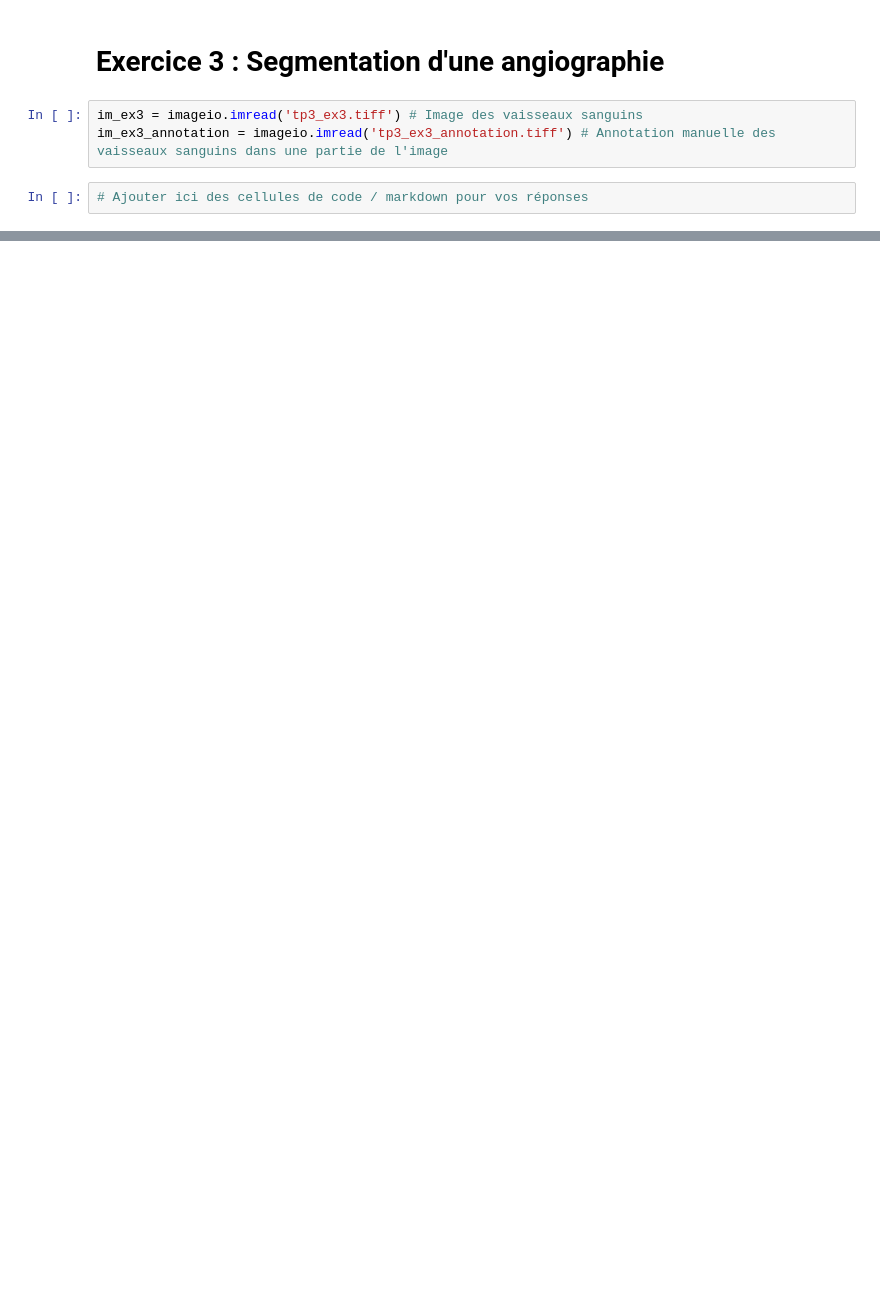
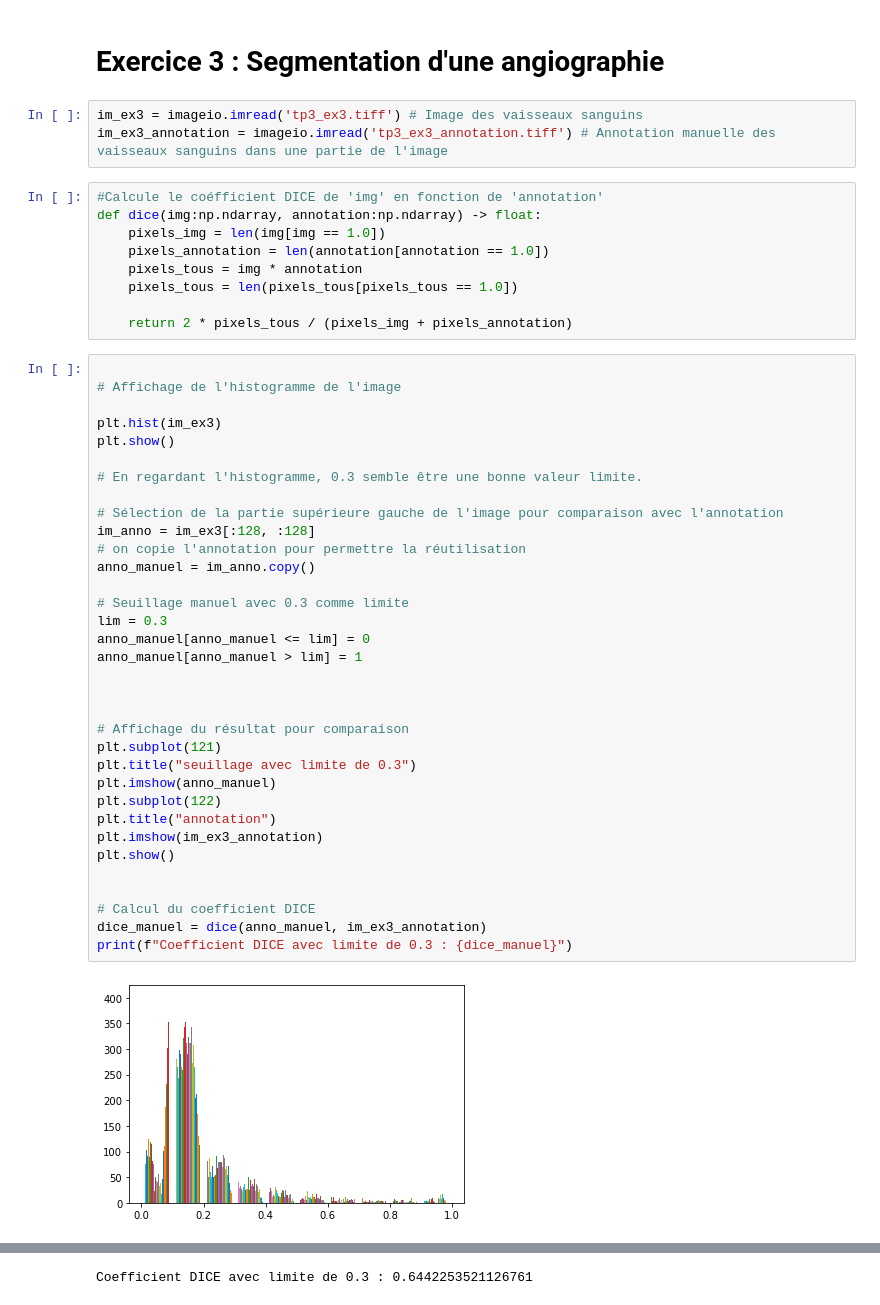
Before and after one commit to RaphaelJ-S/inf600f, a Jupyter notebook: tp/tp3/data/tp3.ipynb, the cells around one changed output, grey strips where cells are left out. Drawn from its saved outputs; the diff is of its cells as text; blank space fills up the shorter version.

```diff
--- a/tp/tp3/data/tp3.ipynb
+++ b/tp/tp3/data/tp3.ipynb
@@ -249,5 +262,48 @@ plt.show()
 # %%
 im_ex3 = imageio.imread('tp3_ex3.tiff') # Image des vaisseaux sanguins
 im_ex3_annotation = imageio.imread('tp3_ex3_annotation.tiff') # Annotation manuelle des vaisseaux sanguins dans une partie de l'image
-# %%
-# Ajouter ici des cellules de code / markdown pour vos réponses
+# %%
+#Calcule le coéfficient DICE de 'img' en fonction de 'annotation'
+def dice(img:np.ndarray, annotation:np.ndarray) -> float:
+    pixels_img = len(img[img == 1.0])
+    pixels_annotation = len(annotation[annotation == 1.0])
+    pixels_tous = img * annotation
+    pixels_tous = len(pixels_tous[pixels_tous == 1.0])
+
+    return 2 * pixels_tous / (pixels_img + pixels_annotation)
+# %%
+
+# Affichage de l'histogramme de l'image
+
+plt.hist(im_ex3)
+plt.show()
+
+# En regardant l'histogramme, 0.3 semble être une bonne valeur limite.
+
+# Sélection de la partie supérieure gauche de l'image pour comparaison avec l'annotation
+im_anno = im_ex3[:128, :128]
+# on copie l'annotation pour permettre la réutilisation
+anno_manuel = im_anno.copy()
+
+# Seuillage manuel avec 0.3 comme limite
+lim = 0.3
+anno_manuel[anno_manuel <= lim] = 0
+anno_manuel[anno_manuel > lim] = 1
+
+
+
+# Affichage du résultat pour comparaison
+plt.subplot(121)
+plt.title("seuillage avec limite de 0.3")
+plt.imshow(anno_manuel)
+plt.subplot(122)
+plt.title("annotation")
+plt.imshow(im_ex3_annotation)
+plt.show()
+
+
+# Calcul du coefficient DICE
+dice_manuel = dice(anno_manuel, im_ex3_annotation)
+print(f"Coefficient DICE avec limite de 0.3 : {dice_manuel}")
+# %% [output]
+[figure, added]
@@ -253,0 +311 @@ im_ex3_annotation = imageio.imread('tp3_ex3_annotation.tiff') # Annotation manue
+Coefficient DICE avec limite de 0.3 : 0.6442253521126761
```
Also changed, not shown: parts of 10 cells of this notebook.
